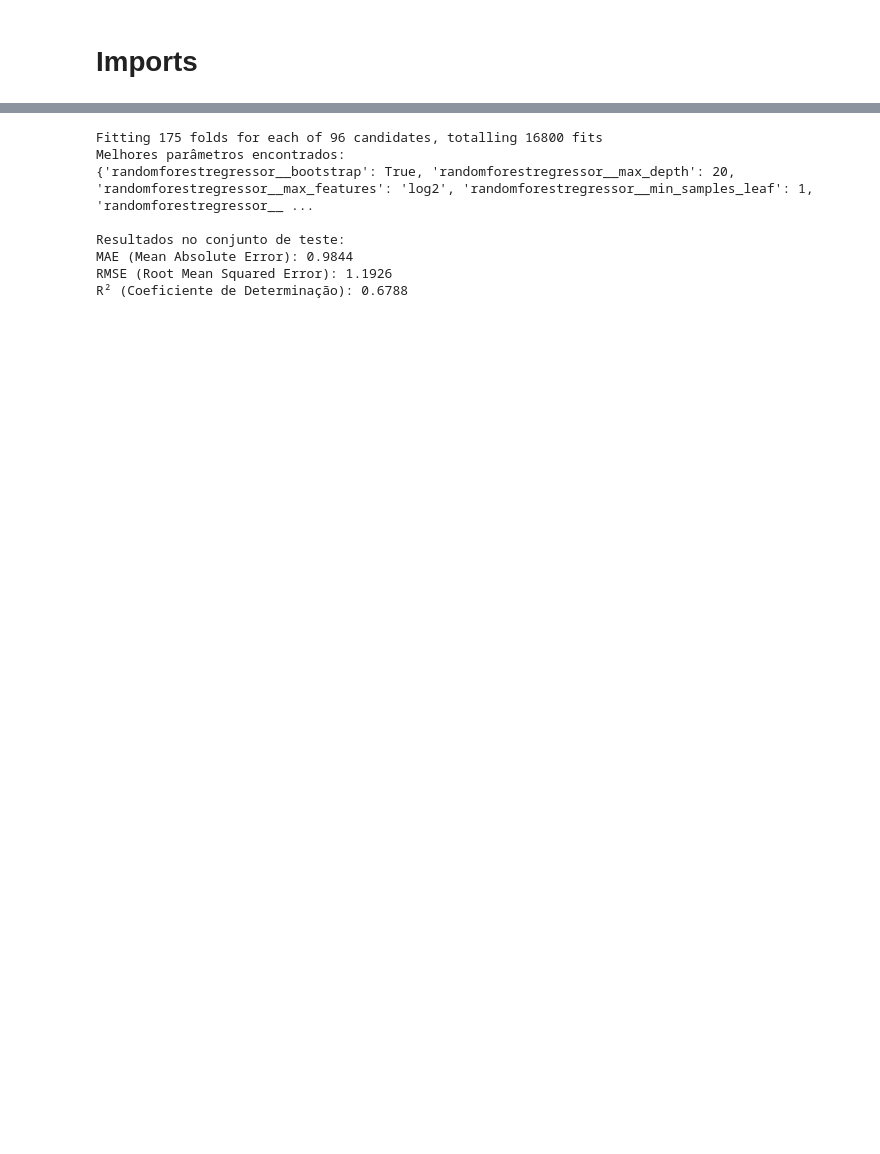
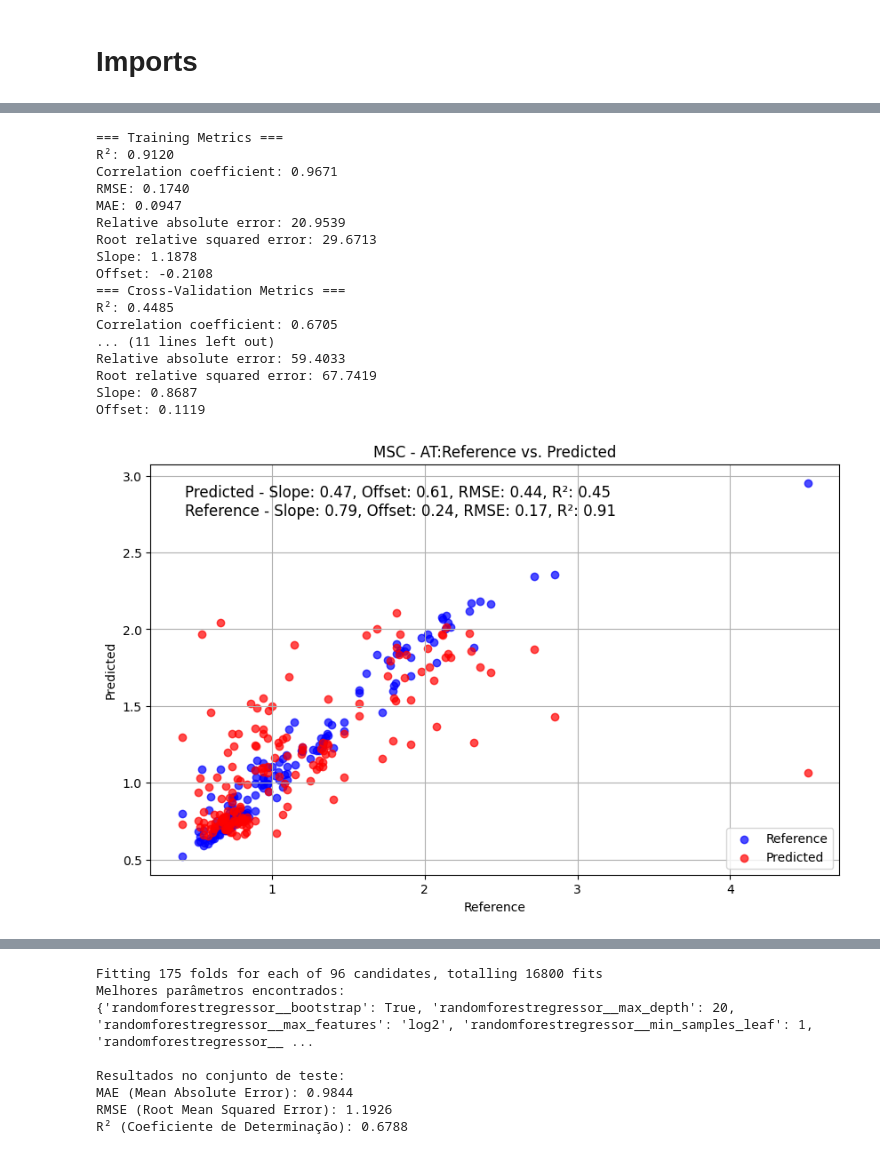
Before and after one commit to xndrxssx/cotton_candy_spectral_analysis, a Jupyter notebook: Random Forest Regressor/RFR.ipynb, the cells around one changed output, grey strips where cells are left out. Cells and saved outputs as stored; diff of their text form; code cells hidden in the pictures; blank space fills up the shorter version.

```diff
--- a/Random Forest Regressor/RFR.ipynb
+++ b/Random Forest Regressor/RFR.ipynb
@@ -42,0 +231,22 @@ df_sg_val = pd.read_excel(file_path_sg_val)
+# %%
+results_msc_at = RFR(df_msc_cal.iloc[:, 6:], df_msc_cal['AT'].values, df_msc_val.iloc[:, 6:], df_msc_val['AT'].values, 'MSC', 'AT')
+infos_msc = add_plot_infos(infos_msc, results_msc_at, 'AT')
+# %% [output]
+=== Training Metrics ===
+R²: 0.9120
+Correlation coefficient: 0.9671
+RMSE: 0.1740
+MAE: 0.0947
+Relative absolute error: 20.9539
+Root relative squared error: 29.6713
+Slope: 1.1878
+Offset: -0.2108
+=== Cross-Validation Metrics ===
+R²: 0.4485
+Correlation coefficient: 0.6705
+... (11 lines left out)
+Relative absolute error: 59.4033
+Root relative squared error: 67.7419
+Slope: 0.8687
+Offset: 0.1119
+[figure, added]
```
Also changed, not shown: parts of 50 cells of this notebook.
